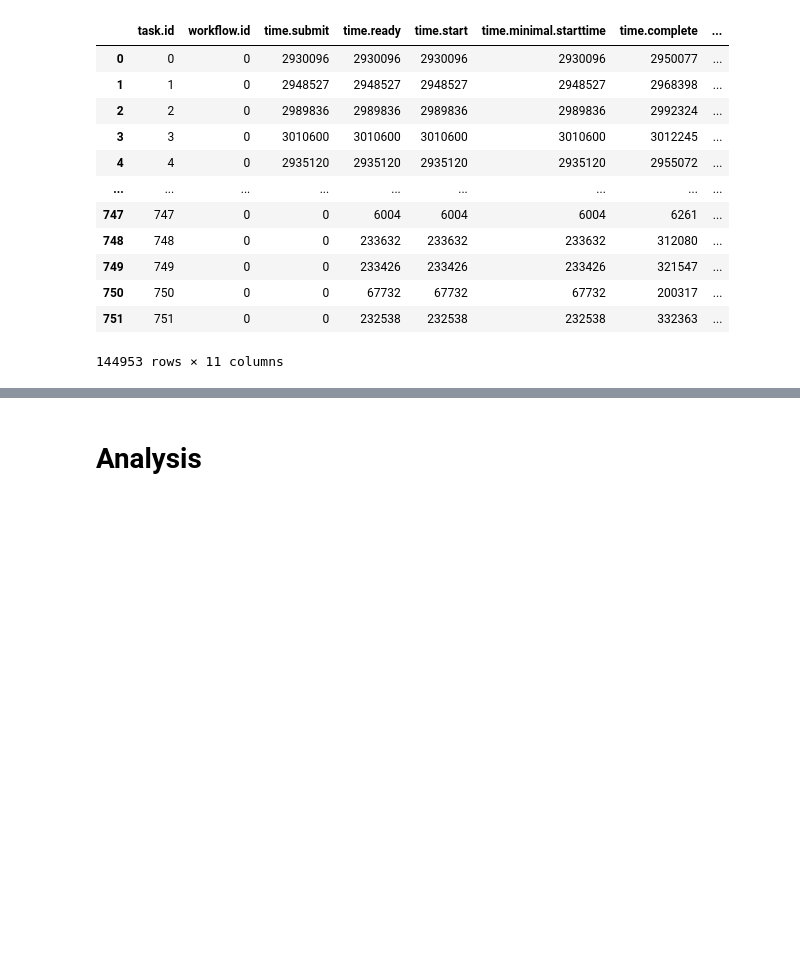
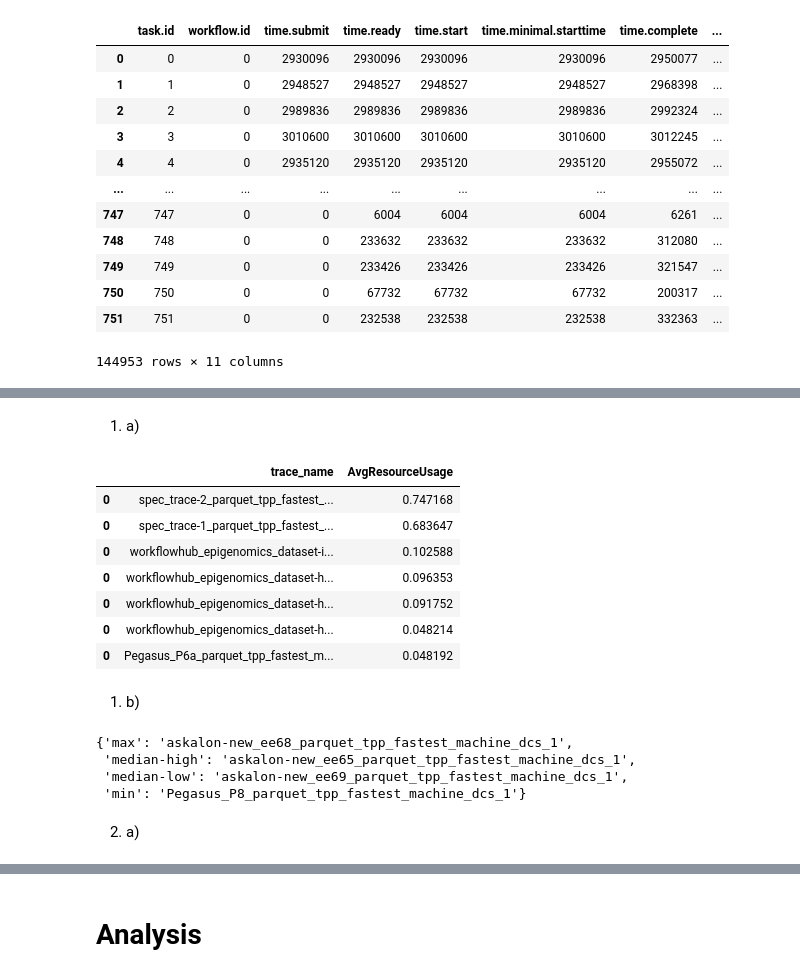
Before and after one commit to Raiduy/gdc-energy-efficiency-analysis, a Jupyter notebook: experiment_result_processing.ipynb, the cells around one changed output, grey strips where cells are left out. Saved outputs shown, nothing was run; the diff lists cells and outputs as text; code cells hidden in the pictures; blank space fills up the shorter version.

```diff
--- a/experiment_result_processing.ipynb
+++ b/experiment_result_processing.ipynb
@@ -164,0 +256,38 @@ lookahead_performance_dc1
+# %% [markdown]
+1. a)
+# %%
+stats_dc1_df = create_dataframe(path_ex=path_ex1, file_name = 'stats.tsv', dcs='1', tpp='')
+stats_dc1_fmp_df = create_dataframe(path_ex=path_ex1, file_name = 'stats.tsv', dcs='1', tpp='fastest_machine')
+utilization_candidates = stats_dc1_fmp_df[stats_dc1_fmp_df['AvgResourceUsage'] > 0.047].sort_values(by=['AvgResourceUsage'], ascending=False)[['trace_name', 'AvgResourceUsage']]
+utilization_candidates
+# %% [output]
+|  | trace_name | AvgResourceUsage |
+| 0 | spec_trace-2_parquet_tpp_fastest_... | 0.747168 |
+| 0 | spec_trace-1_parquet_tpp_fastest_... | 0.683647 |
+| 0 | workflowhub_epigenomics_dataset-i... | 0.102588 |
+| 0 | workflowhub_epigenomics_dataset-h... | 0.096353 |
+| 0 | workflowhub_epigenomics_dataset-h... | 0.091752 |
+| 0 | workflowhub_epigenomics_dataset-h... | 0.048214 |
+| 0 | Pegasus_P6a_parquet_tpp_fastest_m... | 0.048192 |
+# %% [markdown]
+1. b)
+# %%
+duration_stats = stats_dc1_fmp_df['TraceDuration'].describe()
+
+max_duration_trace = stats_dc1_fmp_df[stats_dc1_fmp_df['TraceDuration'] == duration_stats['max']].sort_values(by=['AvgResourceUsage'], ascending=False)['trace_name'].values[0]
+median_high_duration_trace = stats_dc1_fmp_df[stats_dc1_fmp_df['TraceDuration'] <= duration_stats['50%']].sort_values(by=['TraceDuration'], ascending=False)['trace_name'].values[0]
+median_low_duration_trace = stats_dc1_fmp_df[stats_dc1_fmp_df['TraceDuration'] >= duration_stats['50%']].sort_values(by=['TraceDuration'], ascending=True)['trace_name'].values[0]
+min_duration_trace = stats_dc1_fmp_df[stats_dc1_fmp_df['TraceDuration'] == duration_stats['min']].sort_values(by=['AvgResourceUsage'], ascending=False)['trace_name'].values[0]
+
+duration_candidates = {'max': max_duration_trace,
+                       'median-high': median_high_duration_trace,
+                       'median-low': median_low_duration_trace,
+                       'min': min_duration_trace}
+duration_candidates
+# %% [output]
+{'max': 'askalon-new_ee68_parquet_tpp_fastest_machine_dcs_1',
+ 'median-high': 'askalon-new_ee65_parquet_tpp_fastest_machine_dcs_1',
+ 'median-low': 'askalon-new_ee69_parquet_tpp_fastest_machine_dcs_1',
+ 'min': 'Pegasus_P8_parquet_tpp_fastest_machine_dcs_1'}
+# %% [markdown]
+2. a)
```
Also changed, not shown: parts of 10 cells of this notebook.
